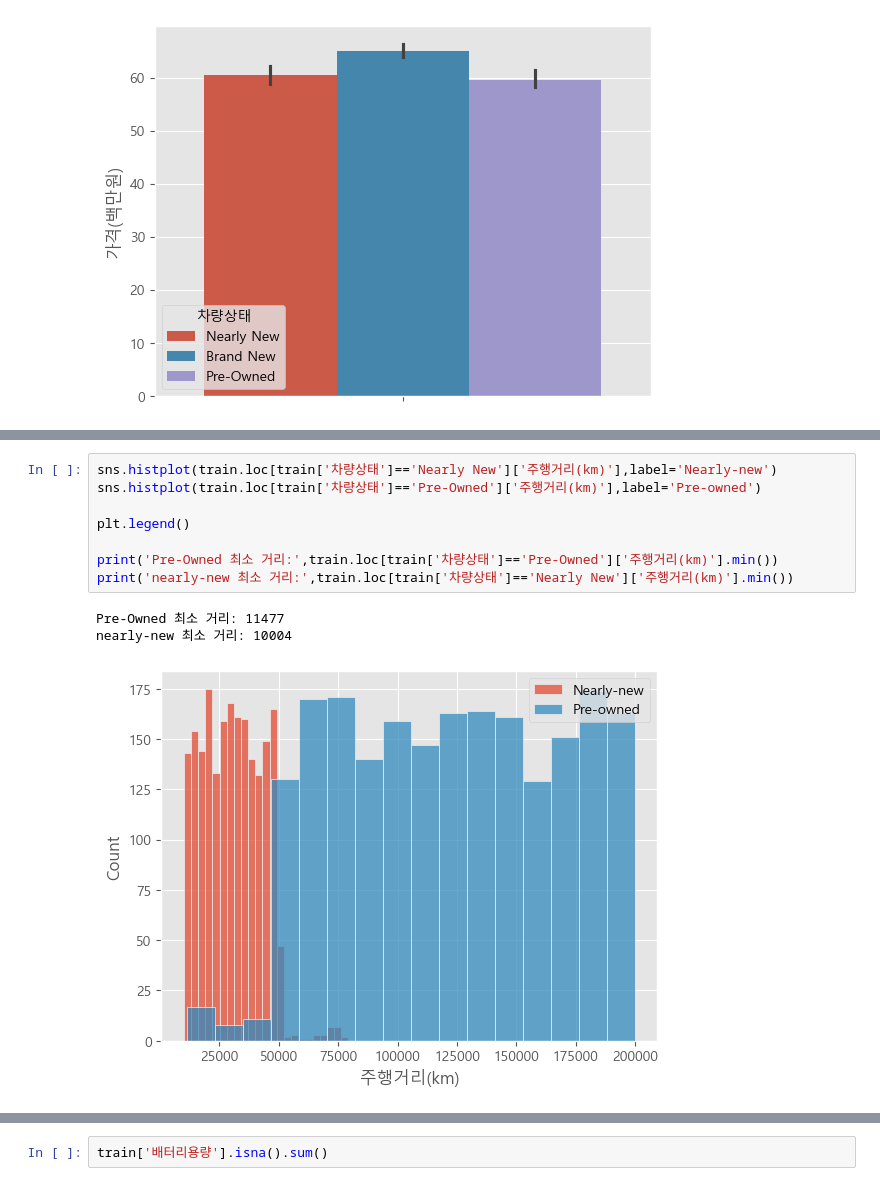
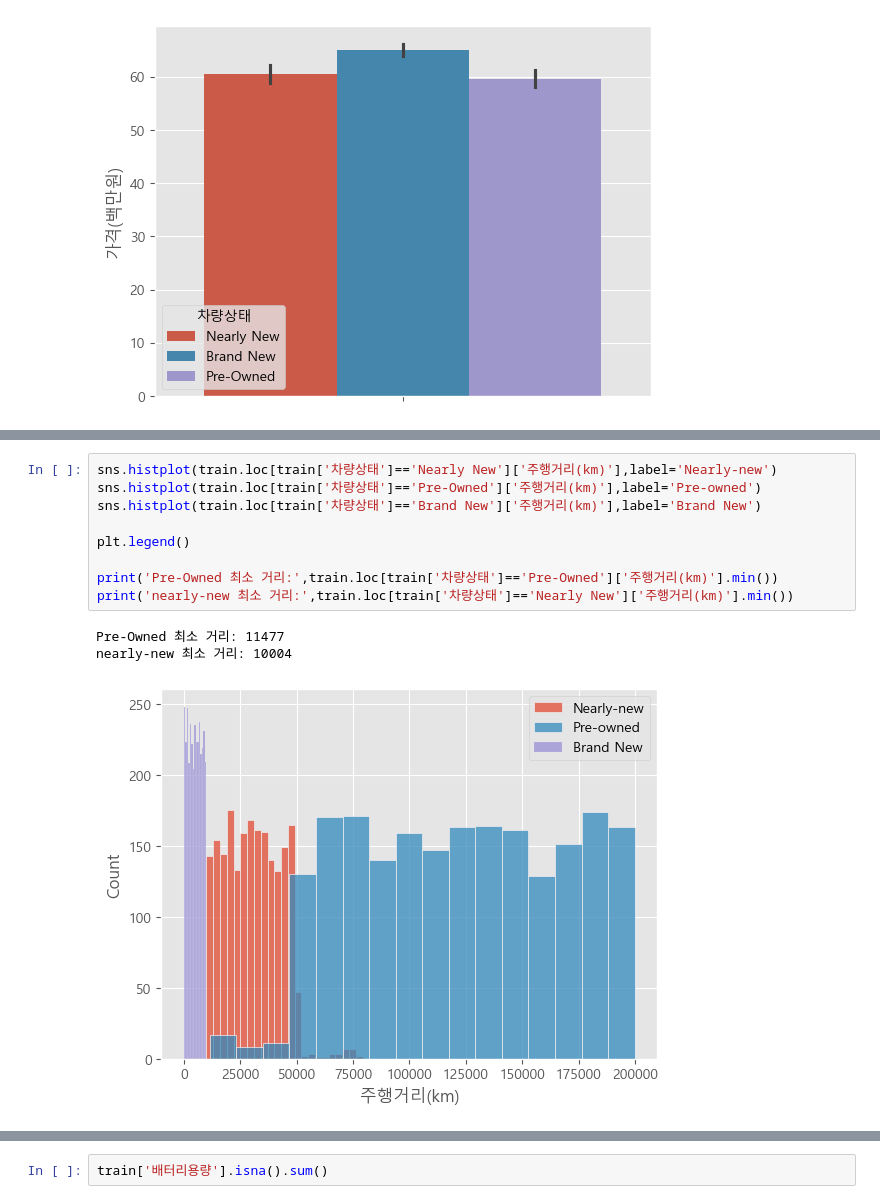
Before and after one commit to han942/vscode, a Jupyter notebook: CarEV.ipynb, the cells around one changed output, grey strips where cells are left out. Saved outputs shown, nothing was run; the diff lists cells and outputs as text.

```diff
--- a/CarEV.ipynb
+++ b/CarEV.ipynb
@@ -196,15 +201,16 @@ sns.barplot(y=train['가격(백만원)'],hue=train['차량상태'])
 # %%
 sns.histplot(train.loc[train['차량상태']=='Nearly New']['주행거리(km)'],label='Nearly-new')
 sns.histplot(train.loc[train['차량상태']=='Pre-Owned']['주행거리(km)'],label='Pre-owned')
+sns.histplot(train.loc[train['차량상태']=='Brand New']['주행거리(km)'],label='Brand New')
 
 plt.legend()
 
 print('Pre-Owned 최소 거리:',train.loc[train['차량상태']=='Pre-Owned']['주행거리(km)'].min())
 print('nearly-new 최소 거리:',train.loc[train['차량상태']=='Nearly New']['주행거리(km)'].min())
 # %% [output]
 Pre-Owned 최소 거리: 11477
 nearly-new 최소 거리: 10004
-[figure, old version]
+[figure, new version]
 # %% [markdown]
 ### 4. 배터리용량
 - 용량이 69.397187인 도수가 가장 많은 부분을 차지.
```
Also changed, not shown: parts of 29 cells of this notebook.
